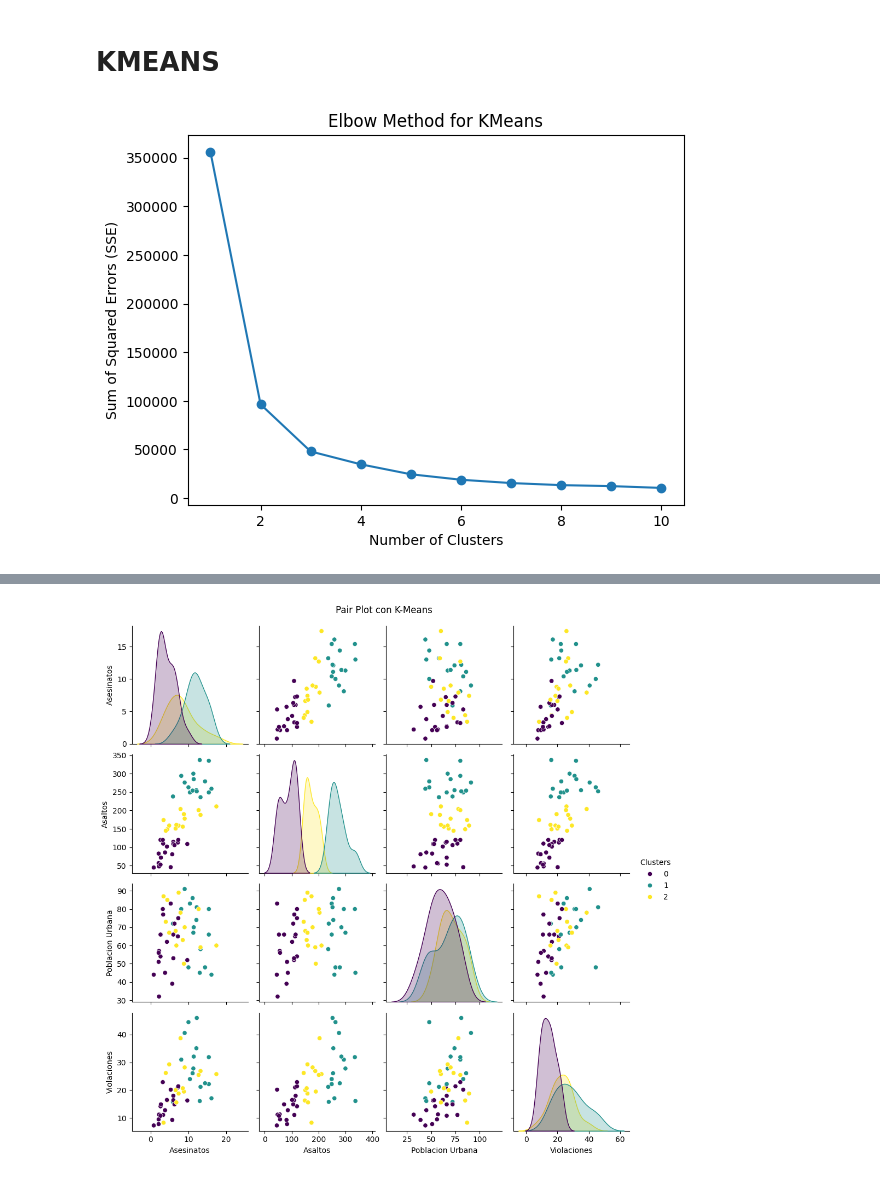
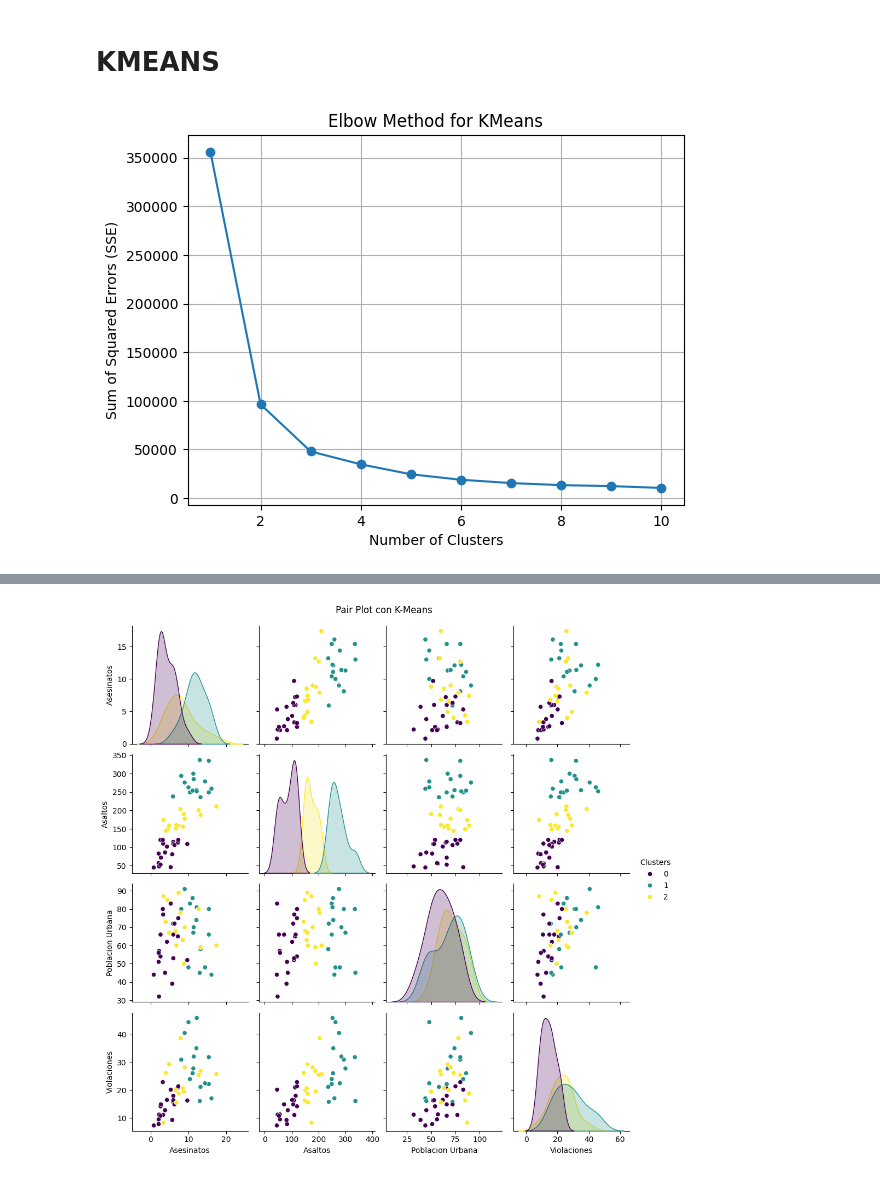
Before and after one commit to 1Pampu/BigData-ML-Proyectos, a Jupyter notebook: TP3/Big_Data_TP3.ipynb, the cells around one changed output, grey strips where cells are left out. Cells and saved outputs as stored; diff of their text form; code cells hidden in the pictures.

```diff
--- a/TP3/Big_Data_TP3.ipynb
+++ b/TP3/Big_Data_TP3.ipynb
@@ -32,20 +37,28 @@ plt.show()
 # %% [markdown]
 # KMEANS
 # %%
+# Inicializamos una lista vacia para guardar los valores obtenidos
 sse = []
 
-# Probamos con un rango de valores de k
+# Iteramos en un rango de 1 a 11
 for k in range(1, 11):
+
+    # Creamos un modelo Kmeans y entrenamos con la cantidad de clusters de la iteracion
     kmeans = KMeans(n_clusters = k, random_state = 42)
     kmeans.fit(X)
+
+    # Guardamos el "score" del modelo en la lista
     sse.append(kmeans.inertia_)
 
-# Graficamos el método del codo
+# Graficamos los diferentes "scores" obtenidos, -> Metodo del Codo
 plt.plot(range(1, 11), sse, marker='o')
+
+# Extras del grafico
 plt.title('Elbow Method for KMeans')
 plt.xlabel('Number of Clusters')
 plt.ylabel('Sum of Squared Errors (SSE)')
+plt.grid(True)
 plt.show()
 # %% [output]
-[figure, old version]
+[figure, new version]
 # %%
```
Also changed, not shown: parts of 20 cells of this notebook.
